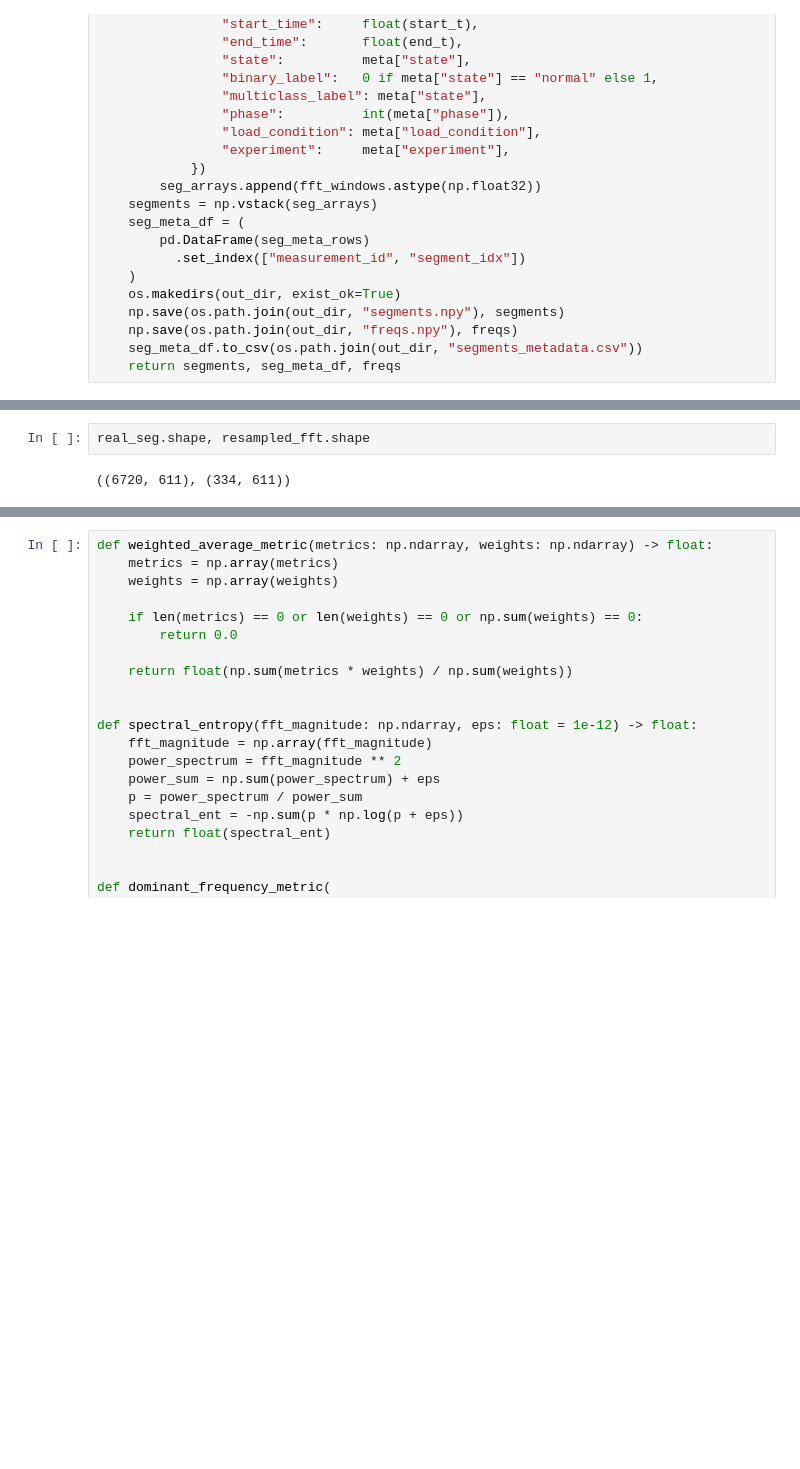
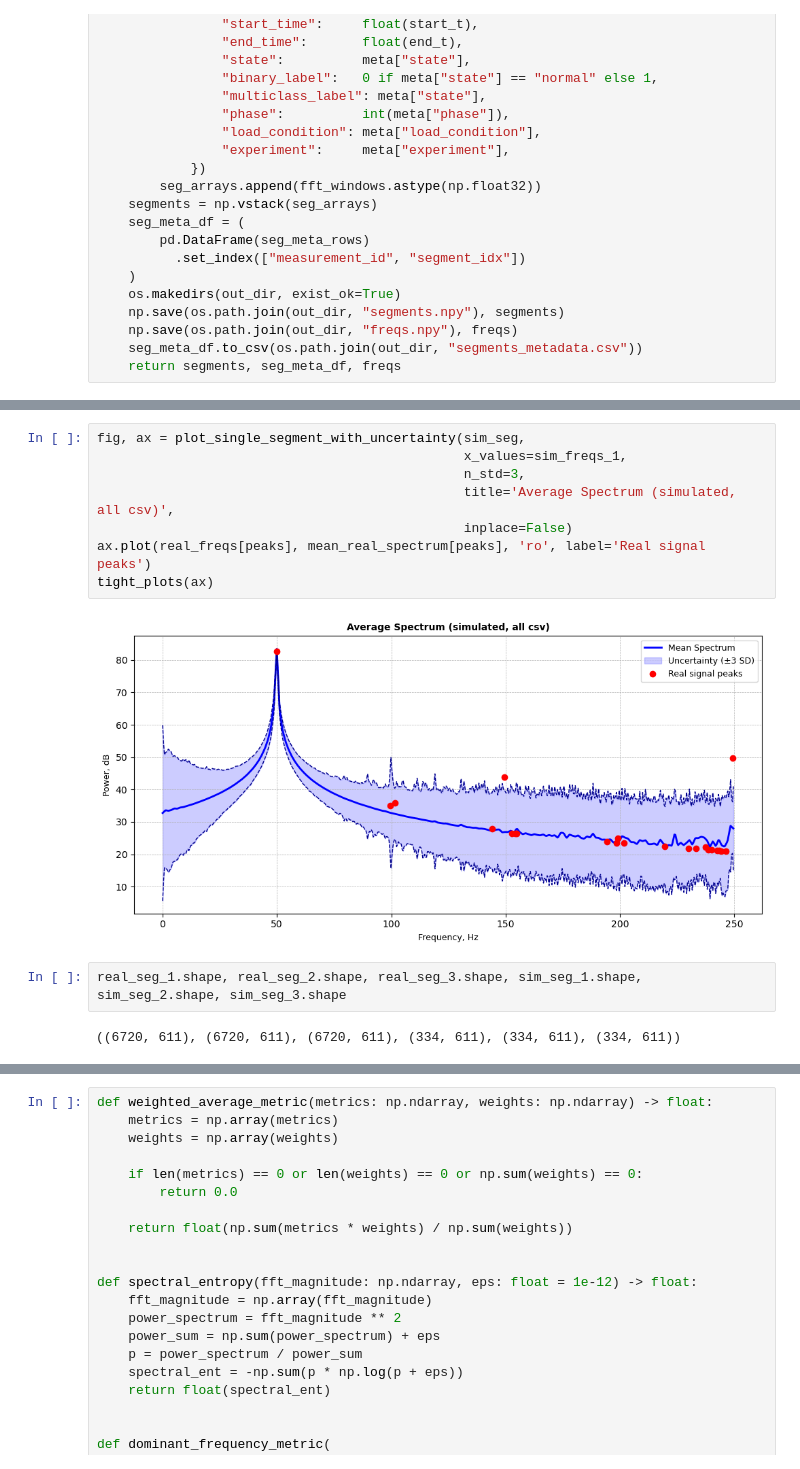
Before and after one commit to xndrleib/Motor-Fault-Detection, a Jupyter notebook: notebooks/__Task_3_Signal_Comparsion.ipynb, the cells around one changed output, grey strips where cells are left out. Cells and saved outputs as stored; diff of their text form; blank space fills up the shorter version.

```diff
--- a/notebooks/__Task_3_Signal_Comparsion.ipynb
+++ b/notebooks/__Task_3_Signal_Comparsion.ipynb
@@ -411,6 +460,16 @@ tight_plots(ax)
+# %%
+fig, ax = plot_single_segment_with_uncertainty(sim_seg,
+                                               x_values=sim_freqs_1,
+                                               n_std=3,
+                                               title='Average Spectrum (simulated, all csv)',
+                                               inplace=False)
+ax.plot(real_freqs[peaks], mean_real_spectrum[peaks], 'ro', label='Real signal peaks')
+tight_plots(ax)
+# %% [output]
+[figure, added]
 # %%
-real_seg.shape, resampled_fft.shape
+real_seg_1.shape, real_seg_2.shape, real_seg_3.shape, sim_seg_1.shape, sim_seg_2.shape, sim_seg_3.shape
 # %% [output]
-((6720, 611), (334, 611))
+((6720, 611), (6720, 611), (6720, 611), (334, 611), (334, 611), (334, 611))
 # %%
 tsne = TSNE(n_components=2)
```
Also changed, not shown: parts of 10 cells of this notebook, 8 other files.
